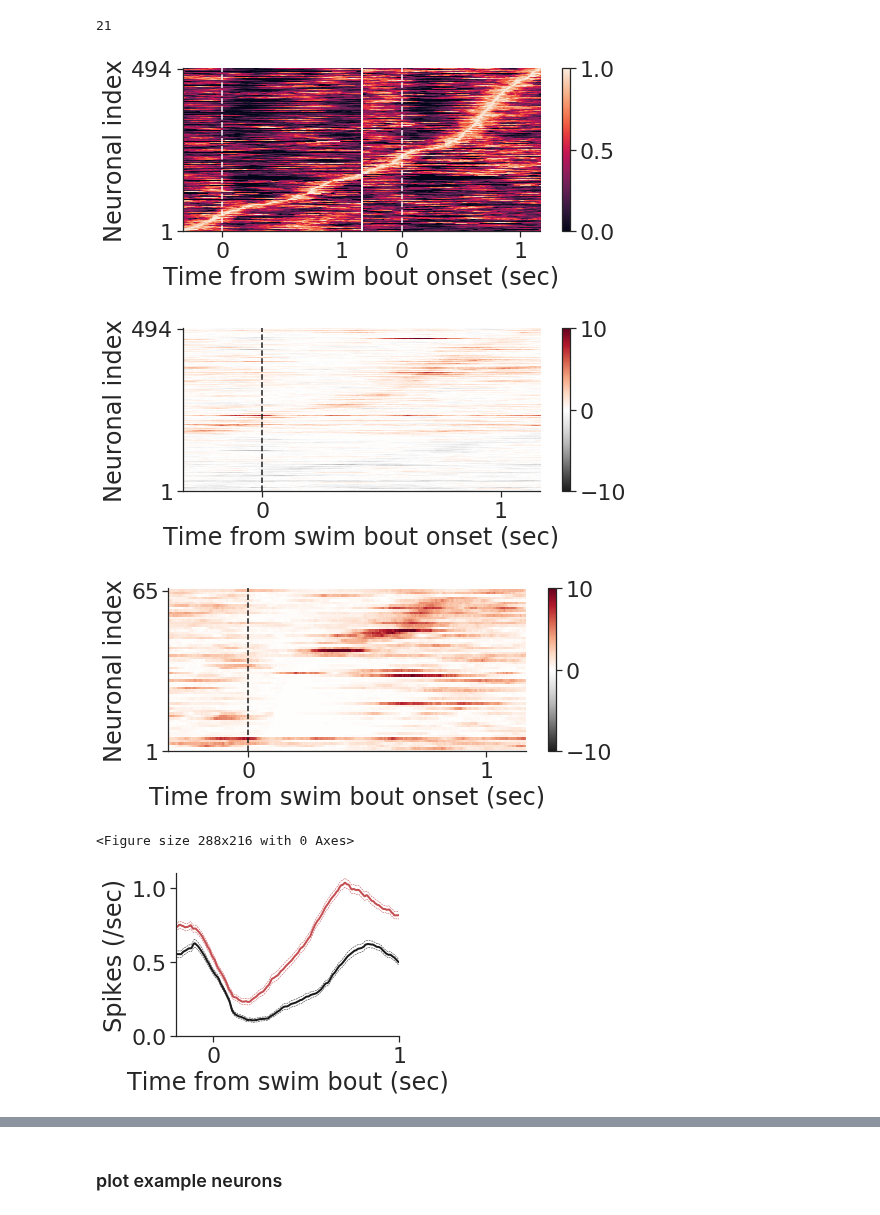
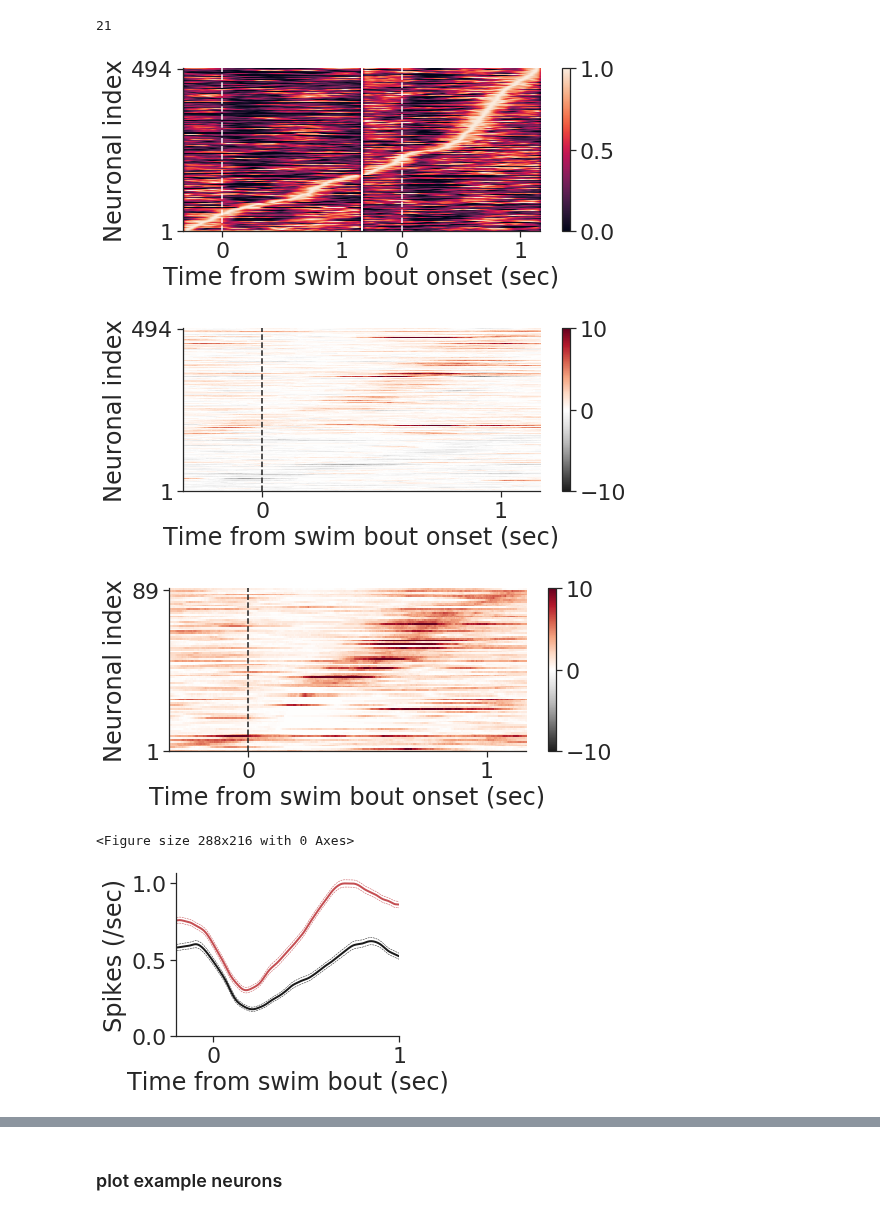
Before and after one commit to zqwei/DRN_voltage_analysis, a Jupyter notebook: Notebooks/gain_task_spike.ipynb, the cells around one changed output, grey strips where cells are left out. Cells and saved outputs as stored; diff of their text form; code cells hidden in the pictures.

```diff
--- a/Notebooks/gain_task_spike.ipynb
+++ b/Notebooks/gain_task_spike.ipynb
@@ -21,7 +21,7 @@ t_post = 350 # time window post-swim
 t_label = np.arange(-t_pre, t_post)/300
 t_sig = 240
 # %%
-k_ = gaussKernel(sigma=1)
+k_ = gaussKernel(sigma=5)
 k_sub = gaussKernel(sigma=11)
 ave_low_list = []
 ave_high_list = []
@@ -108,7 +108,7 @@ plt.colorbar()
 sns.despine()
 plt.savefig('../Plots/gain/pop_act_max.pdf')
 # %% [output]
-[figure, old version]
+[figure, new version]
 # %%
 # sig_mat = np.abs(p_mat)<0.05
 # sel_ind = sig_mat.sum(axis=-1)>30
@@ -132,7 +132,7 @@ plt.colorbar()
 sns.despine()
 # plt.savefig('../Plots/gain/pop_act_p_value.pdf')
 # %% [output]
-[figure, old version]
+[figure, new version]
 # %%
 sig_mat = np.abs(p_mat)<0.05
 sel_ind = sig_mat.sum(axis=-1)>30
@@ -156,36 +156,36 @@ plt.colorbar()
 sns.despine()
 # plt.savefig('../Plots/gain/pop_sel_act_p_value.pdf')
 # %% [output]
-[figure, old version]
+[figure, new version]
 # %%
-sig_mat = np.abs(p_mat)[:, t_pre-30:(t_pre+300)]<0.05
+sig_mat = (np.abs(p_mat)[:, (t_pre-30):(t_pre+300)]<0.05) #& (np.array(p_mat)[:, (t_pre-30):(t_pre+300)]>0)
 sel_ind = sig_mat.sum(axis=-1)>30
 # %%
 plt.figure(figsize=(4, 3))
 
 ave_act = np.array(ave_low_list)[sel_ind].mean(axis=0)
 sem_act = np.array(ave_low_list)[sel_ind].std(axis=0)/np.sqrt(len(ave_low_list))
 
 plt.figure(figsize=(4, 3))
 plt.plot(t_label, ave_act, '-k', lw=2)
 plt.plot(t_label, ave_act+sem_act, '--k', lw=0.5)
 plt.plot(t_label, ave_act-sem_act, '--k', lw=0.5)
 
 ave_act = np.array(ave_high_list)[sel_ind].mean(axis=0)
 sem_act = np.array(ave_high_list)[sel_ind].std(axis=0)/np.sqrt(len(ave_high_list))
 plt.plot(t_label, ave_act, '-r', lw=2)
 plt.plot(t_label, ave_act+sem_act, '--r', lw=0.5)
 plt.plot(t_label, ave_act-sem_act, '--r', lw=0.5)
 
 # plt.vlines([0], [0], [1.1], linestyles='--', colors='k')
 plt.xlim([-0.2, 1.0])
-plt.ylim([0, 1.1])
+# plt.ylim([0, 1.1])
 plt.yticks(np.arange(0, 1.01, 0.5))
 plt.xticks([0, 1])
 plt.xlabel('Time from swim bout (sec)')
 plt.ylabel('Spikes (/sec)')
 sns.despine()
 plt.savefig('../Plots/gain/pop_sel_act_ave.svg')
 # %% [output]
 <Figure size 288x216 with 0 Axes>
-[figure, old version]
+[figure, new version]
```
Also changed, not shown: parts of 5 cells of this notebook, 2 other files.
